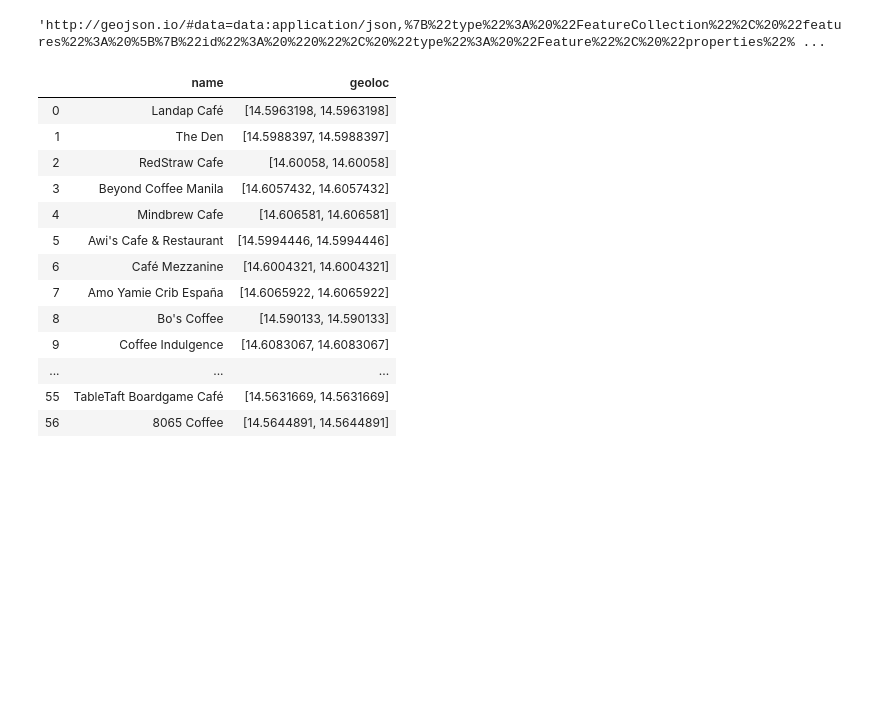
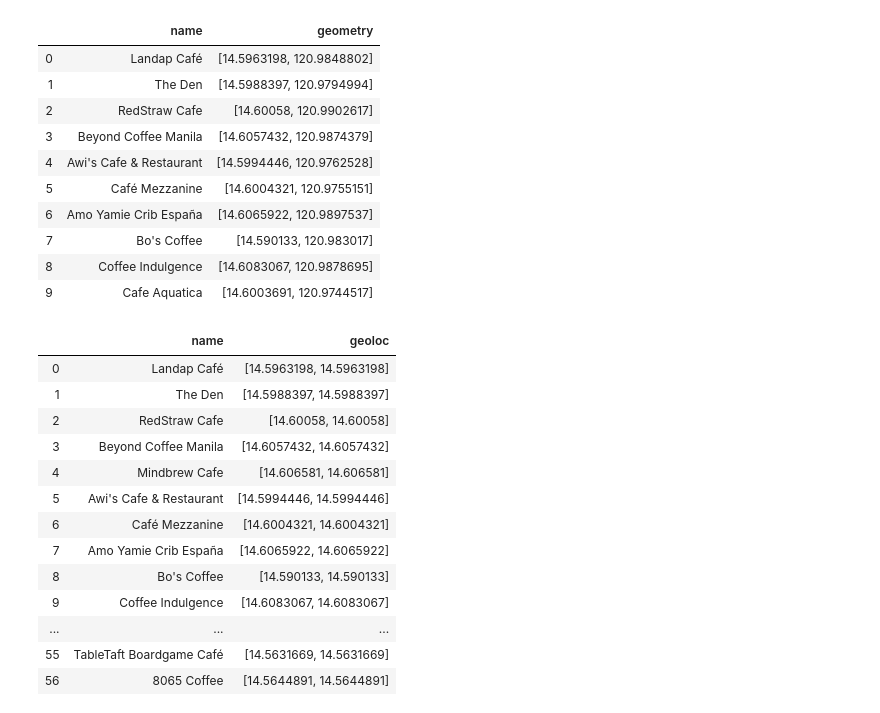
Before and after one commit to magoanalytics/map-api-blog, a Jupyter notebook: maps_api_blog.ipynb, the cells around one changed output. Saved outputs shown, nothing was run; the diff lists cells and outputs as text; code cells hidden in the pictures; blank space fills up the shorter version.

```diff
--- a/maps_api_blog.ipynb
+++ b/maps_api_blog.ipynb
@@ -60,7 +58,21 @@ results.head(10)
-# %%
-display(x.to_json())
-# %% [output]
-'http://geojson.io/#data=data:application/json,%7B%22type%22%3A%20%22FeatureCollection%22%2C%20%22features%22%3A%20%5B%7B%22id%22%3A%20%220%22%2C%20%22type%22%3A%20%22Feature%22%2C%20%22properties%22% ...
+# %%
+gmaps = Gmaps_Search('AIzaSyBieNbkAHNHhEyCF6Ncvg3V9noZCXFfJ0E', 'cafe')
+
+results = gmaps.search_query('Manila')
+
+results.head(10)
+# %% [output]
+|  | name | geometry |
+| 0 | Landap Café | [14.5963198, 120.9848802] |
+| 1 | The Den | [14.5988397, 120.9794994] |
+| 2 | RedStraw Cafe | [14.60058, 120.9902617] |
+| 3 | Beyond Coffee Manila | [14.6057432, 120.9874379] |
+| 4 | Awi's Cafe & Restaurant | [14.5994446, 120.9762528] |
+| 5 | Café Mezzanine | [14.6004321, 120.9755151] |
+| 6 | Amo Yamie Crib España | [14.6065922, 120.9897537] |
+| 7 | Bo's Coffee | [14.590133, 120.983017] |
+| 8 | Coffee Indulgence | [14.6083067, 120.9878695] |
+| 9 | Cafe Aquatica | [14.6003691, 120.9744517] |
 # %%
 pd.DataFrame(zip(name, geoloc_list), columns=['name', 'geoloc'])
 # %% [output]
```
Also changed, not shown: parts of 2 cells of this notebook.
